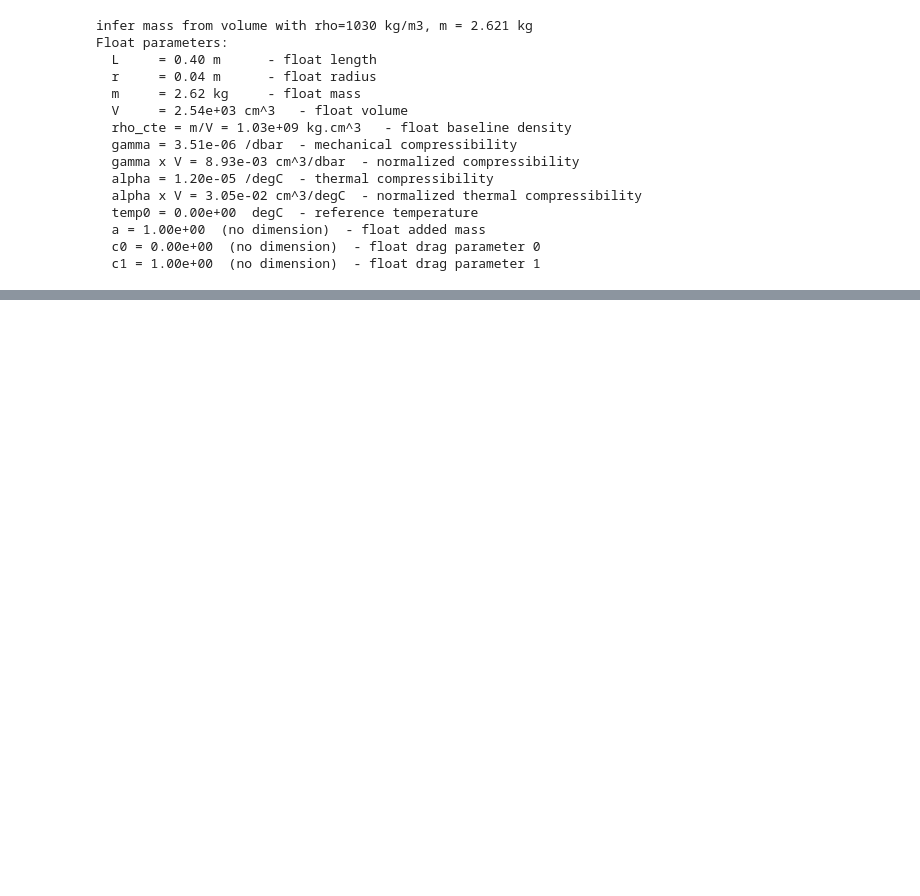
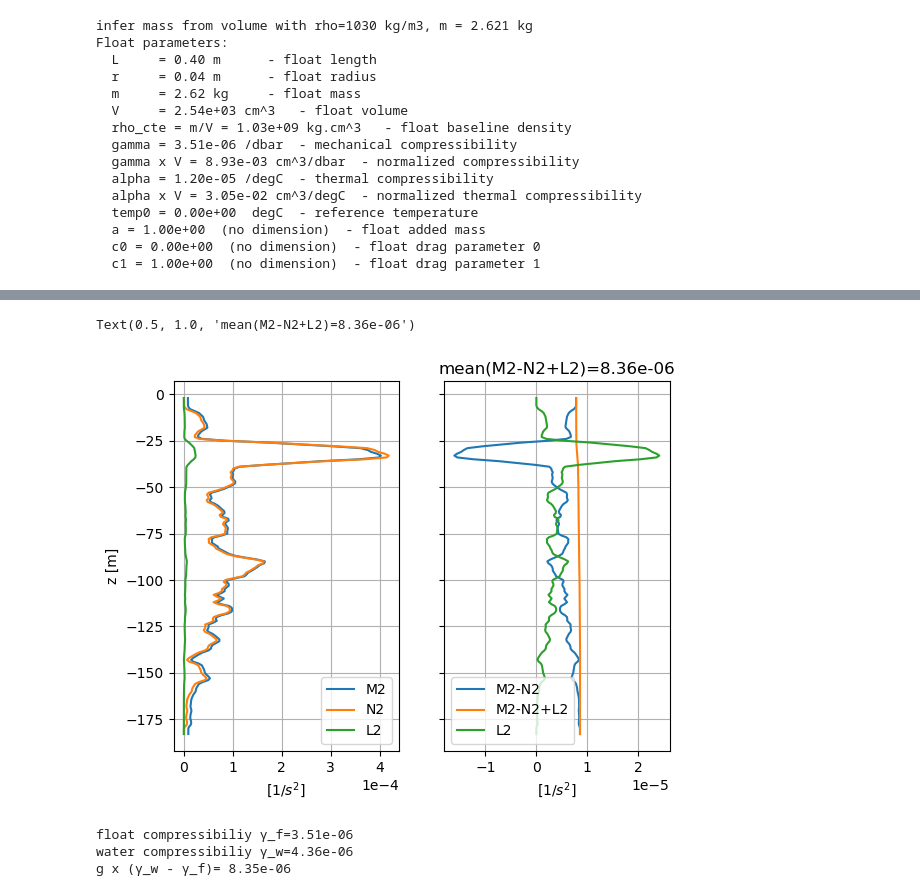
Before and after one commit to apatlpo/cognac, a Jupyter notebook: float_simulations/minions.ipynb, the cells around one changed output, grey strips where cells are left out. Saved outputs shown, nothing was run; the diff lists cells and outputs as text; code cells hidden in the pictures; blank space fills up the shorter version.

```diff
--- a/float_simulations/minions.ipynb
+++ b/float_simulations/minions.ipynb
@@ -648,0 +268,37 @@ Text(0.5, 1.0, '\\eta_f - \\eta transfer function angle [deg]')
+# %%
+fig, axes = plt.subplots(1,2, sharey=True)
+
+ax = axes[0]
+ax.plot(H.M2, H.z, label="M2")
+ax.plot(H.N2, H.z, label="N2")
+ax.plot(H.L2, H.z, label="L2")
+ax.legend()
+ax.ticklabel_format(axis='x', scilimits=[-3, 3])
+ax.grid()
+ax.set_ylabel("z [m]")
+ax.set_xlabel(r"$[1/s^2]$")
+
+ax = axes[1]
+ax.plot(H.M2-H.N2, H.z, label="M2-N2")
+ax.plot(H.M2-H.N2+H.L2, H.z, label="M2-N2+L2")
+ax.plot(H.L2, H.z, label="L2")
+#ax.plot(f, H.z, label="L2")
+ax.legend(loc=3)
+ax.grid()
+ax.set_xlabel(r"$[1/s^2]$")
+_mean = (H.M2-H.N2+H.L2).mean()
+ax.set_title(f"mean(M2-N2+L2)={_mean:.2e}")
+# %% [output]
+Text(0.5, 1.0, 'mean(M2-N2+L2)=8.36e-06')
+[figure, added]
+# %%
+# print various water properties:
+_w = w.now(z=H.z.values, extra=True).mean()
+
+print(f"float compressibiliy γ_f={f.gamma:.2e}")
+print(f"water compressibiliy γ_w={_w.kappa:.2e}")
+print(f"g x (γ_w - γ_f)= {9.81*(_w.kappa-f.gamma):.2e}")
+# %% [output]
+float compressibiliy γ_f=3.51e-06
+water compressibiliy γ_w=4.36e-06
+g x (γ_w - γ_f)= 8.35e-06
```
Also changed, not shown: parts of 98 cells of this notebook, 7 other files.
